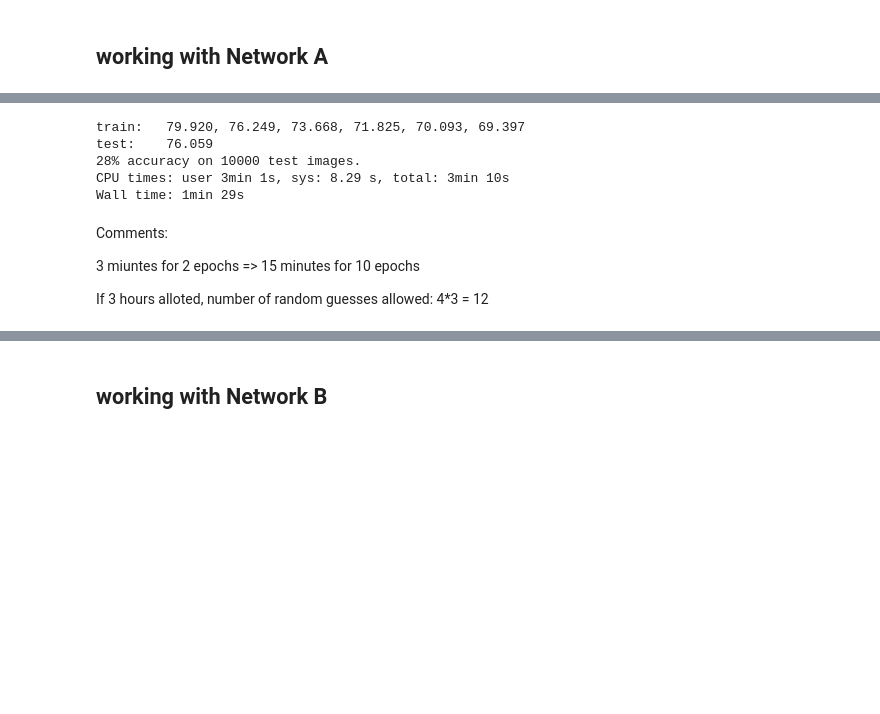
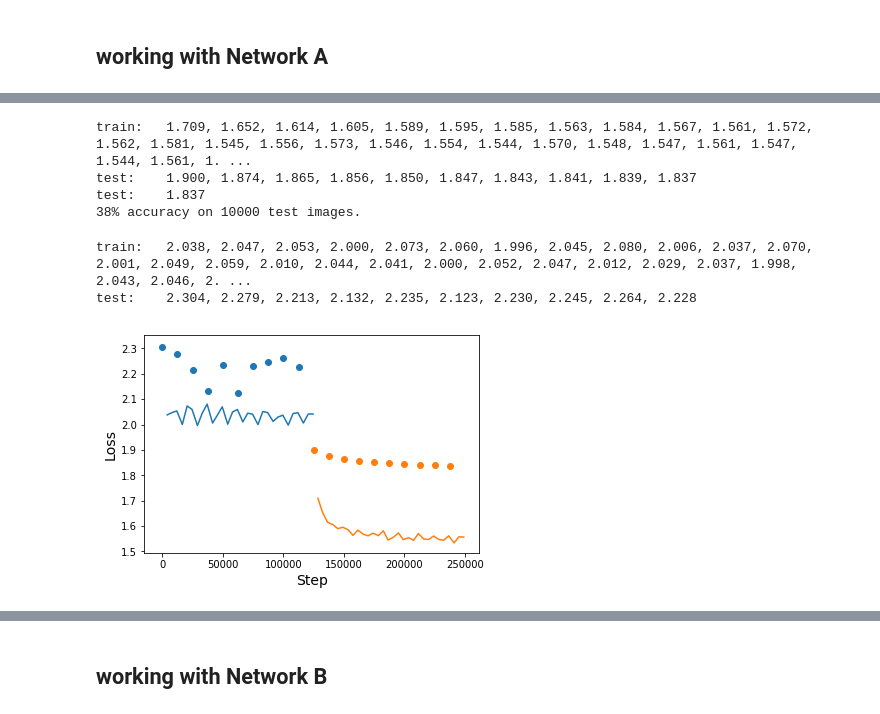
Before and after one commit to andgoldschmidt/CSE-546, a Jupyter notebook: Set4_Problem5.ipynb, the cells around one changed output, grey strips where cells are left out. Drawn from its saved outputs; the diff is of its cells as text; code cells hidden in the pictures; blank space fills up the shorter version.

```diff
--- a/Set4_Problem5.ipynb
+++ b/Set4_Problem5.ipynb
@@ -227,3 +212,6 @@ netA(test_input);
 # %%
 # Declare some optimizer for Net A
-optimizerA = optim.SGD(netA.parameters(), lr=0.05, momentum=0.9)
+optimizerA = optim.SGD(netA.parameters(), lr=0.0001, momentum=0.01)
+# %%
+%%time
+resA_train, resA_test = train_net(netA, trainloader, criterion_all, optimizerA, 10, testloader)
@@ -230,19 +221,37 @@ optimizerA = optim.SGD(netA.parameters(), lr=0.05, momentum=0.9)
 # %%
-%%time
-resA.extend(train_net(netA, trainloader, criterion_all, optimizerA, 2))
-print('train:\t', ', '.join(['%.3f' % i for i in resA]))
+print('train:\t', ', '.join(['%.3f' % i[2] for i in resA_train]))
+print('test:\t', ', '.join(['%.3f' % i[2] for i in resA_test]))
 loss, percent = test_net(netA, testloader, criterion_all)
 print('test:\t', '%.3f' % loss )
 print('%d%% accuracy on 10000 test images.' % percent)
 # %% [output]
-train:   79.920, 76.249, 73.668, 71.825, 70.093, 69.397
-test:    76.059
-28% accuracy on 10000 test images.
-CPU times: user 3min 1s, sys: 8.29 s, total: 3min 10s
-Wall time: 1min 29s
+train:   1.709, 1.652, 1.614, 1.605, 1.589, 1.595, 1.585, 1.563, 1.584, 1.567, 1.561, 1.572, 1.562, 1.581, 1.545, 1.556, 1.573, 1.546, 1.554, 1.544, 1.570, 1.548, 1.547, 1.561, 1.547, 1.544, 1.561, 1. ...
+test:    1.900, 1.874, 1.865, 1.856, 1.850, 1.847, 1.843, 1.841, 1.839, 1.837
+test:    1.837
+38% accuracy on 10000 test images.
-# %% [markdown]
-Comments:
-
-3 miuntes for 2 epochs => 15 minutes for 10 epochs
-
-If 3 hours alloted, number of random guesses allowed: 4*3 = 12
+# %%
+_, resA_train_0, resA_test_0 = load_obj('netA_20epoch_01_01')
+# %%
+print('train:\t', ', '.join(['%.3f' % i[2] for i in resA_train_0]))
+print('test:\t', ', '.join(['%.3f' % i[2] for i in resA_test_0]))
+# %% [output]
+train:   2.038, 2.047, 2.053, 2.000, 2.073, 2.060, 1.996, 2.045, 2.080, 2.006, 2.037, 2.070, 2.001, 2.049, 2.059, 2.010, 2.044, 2.041, 2.000, 2.052, 2.047, 2.012, 2.029, 2.037, 1.998, 2.043, 2.046, 2. ...
+test:    2.304, 2.279, 2.213, 2.132, 2.235, 2.123, 2.230, 2.245, 2.264, 2.228
+# %%
+resA_train_0 = np.array(resA_train_0)
+resA_test_0 = np.array(resA_test_0)
+resA_train = np.array(resA_train)
+resA_test = np.array(resA_test)
+# %%
+plt.plot(resA_train_0[:,0]*12500 + resA_train_0[:,1], resA_train_0[:,2])
+prev = np.max(resA_train_0[:,0]*12500 + resA_train_0[:,1])
+plt.plot(prev + resA_train[:,0]*12500 + resA_train[:,1], resA_train[:,2])
+
+plt.scatter(resA_test_0[:,0]*12500, resA_test_0[:,2])
+prev_test = np.max((resA_test_0[:,0]+1)*12500)
+plt.scatter(prev_test + resA_test[:,0]*12500, resA_test[:,2])
+plt.xlabel('Step', fontsize=14)
+plt.ylabel('Loss', fontsize=14)
+plt.savefig('figs/p5_net_a.pdf')
+# %% [output]
+[figure, added]
```
Also changed, not shown: parts of 9 cells of this notebook, 1 other file.
